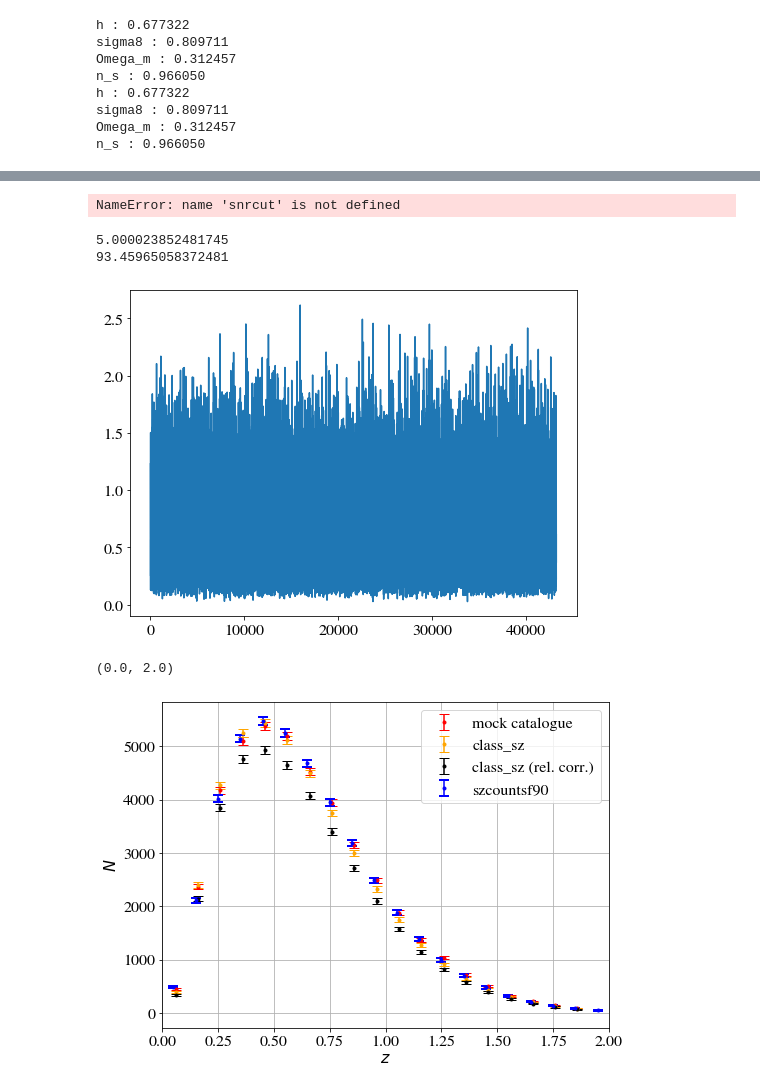
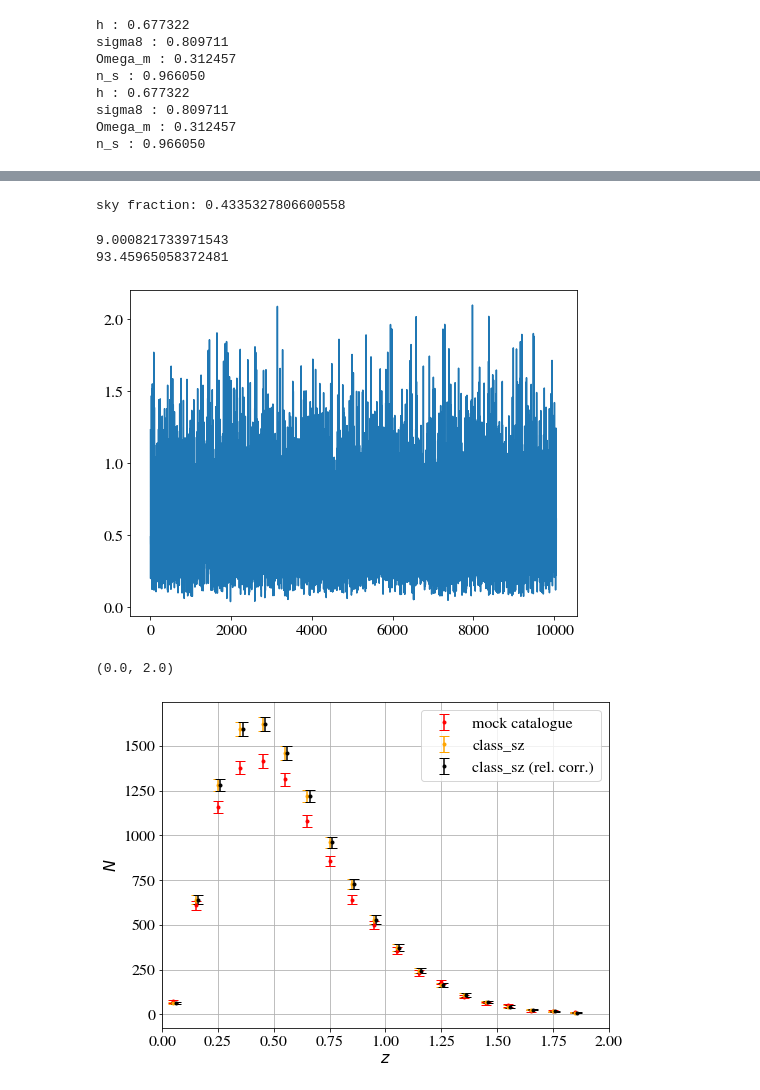
Before and after one commit to simonsobs/SOLikeT, a Jupyter notebook: soliket/binned_clusters/notebooks/Nz_szcountsf90_vs_class_sz_vs_nemo_comparison_april22.ipynb, the cells around one changed output, grey strips where cells are left out. Cells and saved outputs as stored; diff of their text form; code cells hidden in the pictures.

```diff
--- a/soliket/binned_clusters/notebooks/Nz_szcountsf90_vs_class_sz_vs_nemo_comparison_april22.ipynb
+++ b/soliket/binned_clusters/notebooks/Nz_szcountsf90_vs_class_sz_vs_nemo_comparison_april22.ipynb
@@ -509,13 +480,14 @@ plt.grid()
 # %%
 quick_theta_Q = np.load(data_path+"MFMF_WebSkyHalos_A10tSZ_3freq_tiles/selFn/quick_theta_Q.npz")
 # %%
-snrcut = 5.
+snrcut = 9.
 from classy_sz import Class
 M = Class()
 M.set(cluster_settings)
 M.set({
 'apply_relativistic_correction_to_y_m':0,
 'signal-to-noise cut-off for survey cluster completeness': snrcut,
+'use_planck_binned_proba':1
 
 })
 M.compute()
@@ -527,8 +499,9 @@ print('n_s : %f'%M.n_s())
 M_with_rel = Class()
 M_with_rel.set(cluster_settings)
 M_with_rel.set({
-'apply_relativistic_correction_to_y_m':1,
+'apply_relativistic_correction_to_y_m':0,
 'signal-to-noise cut-off for survey cluster completeness': snrcut,
+'use_planck_binned_proba':0
 })
 M_with_rel.compute()
 print('h : %f'%M_with_rel.h())
@@ -600,42 +602,42 @@ snr = snr[snr > snrcut]
 sf = np.loadtxt('/Users/boris/Work/CLASS-SZ/SO-SZ/class_sz/sz_auxiliary_files/so_3freqs_191121_skyfracs.txt')
 print('sky fraction:',sf.sum())
 # %% [output]
-NameError: name 'snrcut' is not defined
+sky fraction: 0.4335327806600558
 # %%
 plt.plot(zc)
 print(snr.min())
 print(snr.max())
 # %% [output]
-5.000023852481745
+9.000821733971543
 93.45965058372481
-[figure, old version]
+[figure, new version]
 # %%
 N_clusters_z, xedges = np.histogram(zc, bins=z_edges)
 plt.errorbar(z_center,N_clusters_z,yerr=np.sqrt(N_clusters_z),marker='o',markersize=3.,ls='none',label='mock catalogue',capsize=5,c='r')
 # 41253./599.?
 sf = 41253./599.
 # n, bins, patches = plt.hist(x=np.repeat(z_center,N_clusters_z_theory), bins=z_edges, color='orange',alpha=0.7, rwidth=0.95,label='class_sz')
 plt.errorbar(z_center,N_clusters_z_theory,yerr=np.sqrt(N_clusters_z_theory),marker='o',markersize=3.,ls='none',label='class_sz',capsize=5,c='orange')
-plt.errorbar(z_center,N_clusters_z_theory_with_rel,yerr=np.sqrt(N_clusters_z_theory),marker='o',markersize=3.,ls='none',label='class_sz (rel. corr.)',capsize=5,c='k')
+plt.errorbar(np.asarray(z_center)+0.01,N_clusters_z_theory_with_rel,yerr=np.sqrt(N_clusters_z_theory),marker='o',markersize=3.,ls='none',label='class_sz (rel. corr.)',capsize=5,c='k')
 # ze,nze = np.loadtxt('/Users/boris/Work/CLASS-SZ/SO-SZ/so_cluster_counts/MFMF_WebSkyHalos_A10tSZ_3freq_tiles/z_N.txt',unpack=True)
 # plt.plot(ze,nze,label='szcountsf90')
 # plt.errorbar(z, catNz, yerr=np.sqrt(catNz), color='blue', fmt='o', ms=3, capsize=5, capthick=2, ls='none', label='mock catalogue')
 # plt.errorbar(z_nemo,Nz_selfn,yerr=np.sqrt(Nz_selfn),marker='o',markersize=3.,ls='none',label=r'Nemo (Matt H)',capsize=5,c='b')
-plt.errorbar(z+0.05, Nz.sum(axis=1), yerr=np.sqrt(Nz.sum(axis=1)), color='blue', fmt='o', ms=3, capsize=5, capthick=2, ls='none', label='szcountsf90')
+# plt.errorbar(z+0.05, Nz.sum(axis=1), yerr=np.sqrt(Nz.sum(axis=1)), color='blue', fmt='o', ms=3, capsize=5, capthick=2, ls='none', label='szcountsf90')
 
 
 
 
 plt.grid()
 plt.legend(loc=1)
 plt.xlabel(r'$z$')
 plt.ylabel(r'$N$')
 # plt.yscale('log')
 # plt.ylim(1e0,6.e7)
 plt.xlim(0.,2.)
 # %% [output]
 (0.0, 2.0)
-[figure, old version]
+[figure, new version]
 # %%
 N_clusters_y, xedges = np.histogram(np.log10(snr), bins=log10y_edges)
 plt.errorbar(log10y_center,N_clusters_y,yerr=np.sqrt(N_clusters_y),marker='o',markersize=3.,ls='none',label='mock catalogue',capsize=5,c='r')
```
Also changed, not shown: parts of 11 cells of this notebook.
